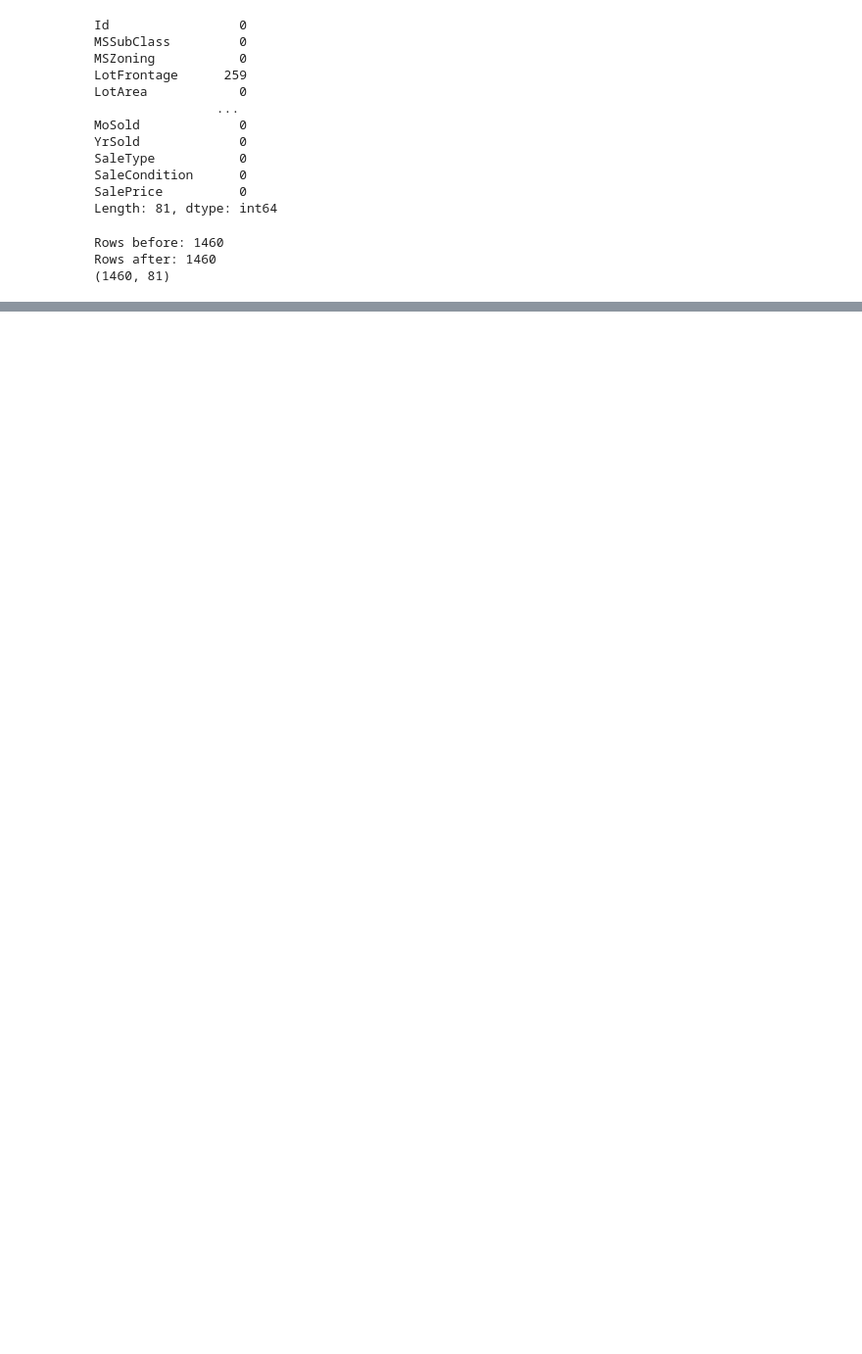
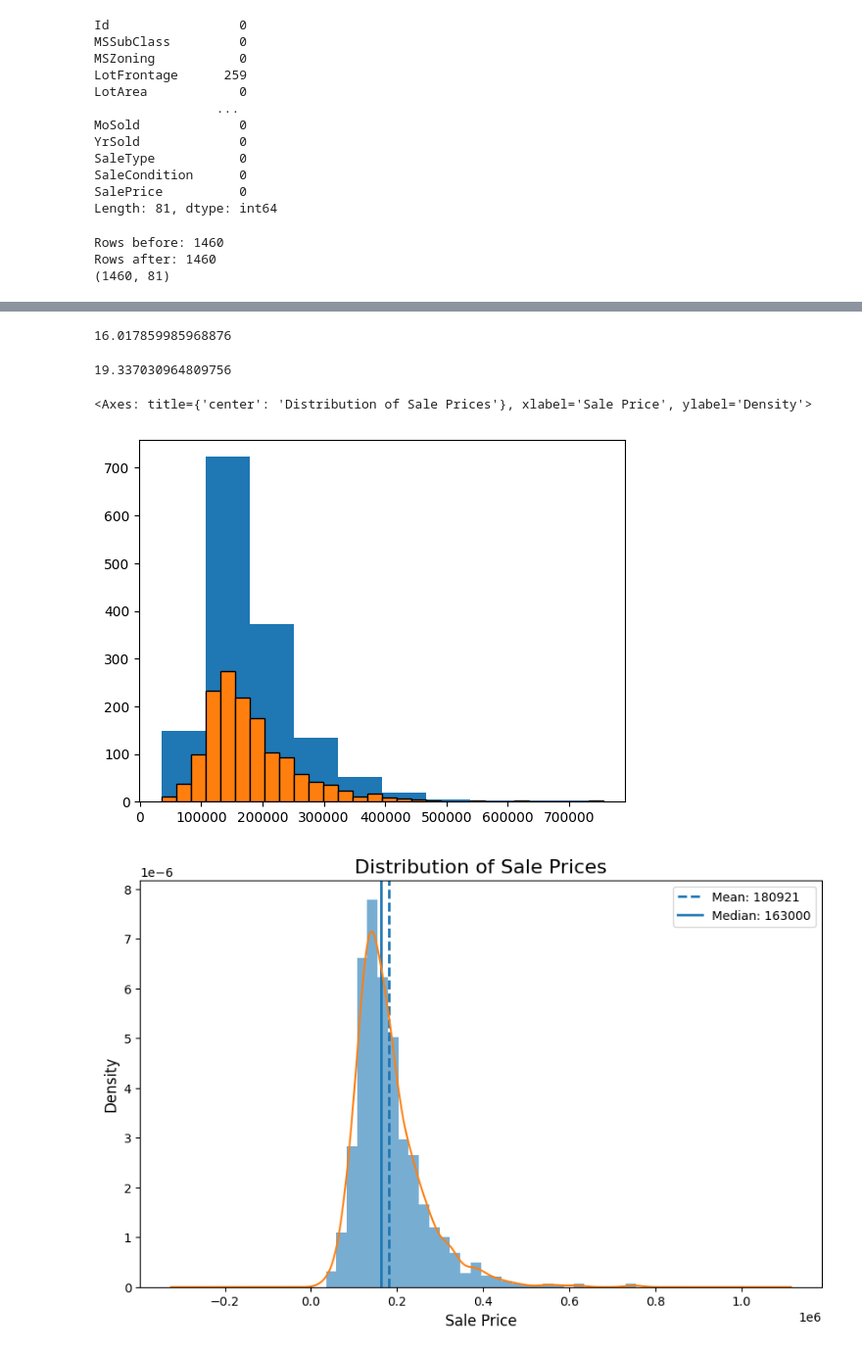
Before and after one commit to nakulbatra6-stack/Month3, a Jupyter notebook: HousePricePredictionModel.ipynb, the cells around one changed output, grey strips where cells are left out. Shown at 98% size. Saved outputs shown, nothing was run; the diff lists cells and outputs as text; code cells hidden in the pictures; blank space fills up the shorter version.

```diff
--- a/HousePricePredictionModel.ipynb
+++ b/HousePricePredictionModel.ipynb
@@ -93,0 +109,45 @@ Name: SalePrice, Length: 292, dtype: int64
+# %%
+#error jugde
+var = mae/(np.mean(df["SalePrice"]))*100
+print(var)#On average, your model is off by ~17.28732546012541%
+# %% [output]
+16.017859985968876
+# %%
+model = DecisionTreeRegressor()
+model.fit(X_train,y_train)
+y_pred = model.predict(X_test)
+mae = mean_absolute_error(y_test, y_pred)
+#error jugde
+var = mae/(np.mean(df["SalePrice"]))*100
+print(var)
+# %% [output]
+19.337030964809756
+# %%
+plt.hist(df["SalePrice"])
+
+plt.hist(df["SalePrice"], bins=30, edgecolor='black')
+
+plt.figure(figsize=(10,6))
+plt.title("Distribution of Sale Prices", fontsize=16)
+plt.xlabel("Sale Price", fontsize=12)
+plt.ylabel("Frequency", fontsize=12)
+
+# Add mean & median lines
+mean_val = df["SalePrice"].mean()
+median_val = df["SalePrice"].median()
+
+plt.axvline(mean_val, linestyle='dashed', linewidth=2, label=f"Mean: {int(mean_val)}")
+plt.axvline(median_val, linestyle='solid', linewidth=2, label=f"Median: {int(median_val)}")
+
+plt.legend()
+plt.grid(True)
+
+plt.hist(df["SalePrice"], bins=30, density=True, alpha=0.6)
+
+df["SalePrice"].plot(kind='kde')
+
+# plt.show()
+# %% [output]
+<Axes: title={'center': 'Distribution of Sale Prices'}, xlabel='Sale Price', ylabel='Density'>
+[figure, added]
+[figure, added]
```
Also changed, not shown: parts of 6 cells of this notebook.
